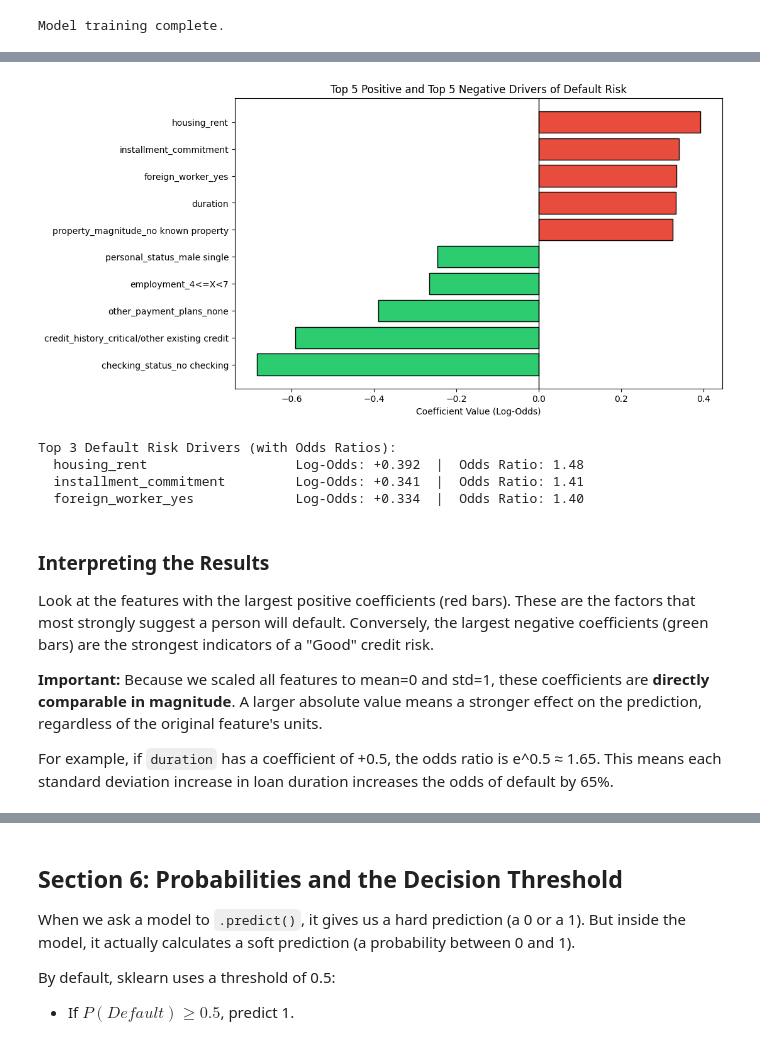
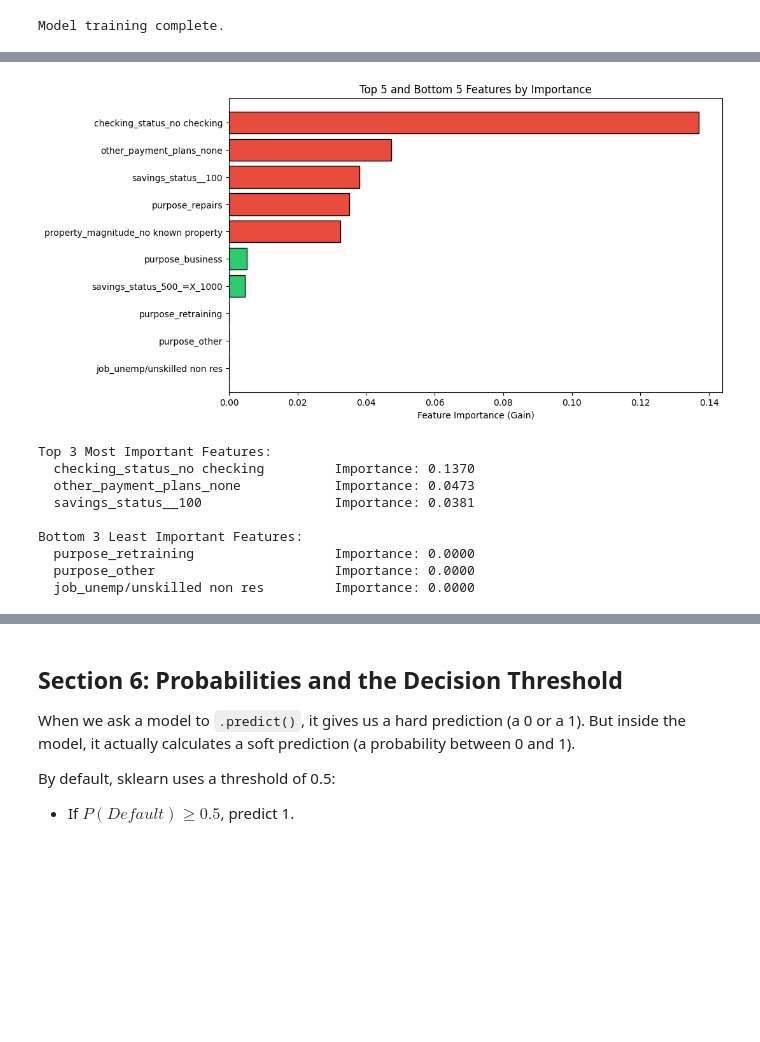
Before and after one commit to bsheese/cs377, a Jupyter notebook: 18_classification/18_1_Classification_Basics/18_1_0_Classification_Foundations.ipynb, the cells around one changed output, grey strips where cells are left out. Saved outputs shown, nothing was run; the diff lists cells and outputs as text; code cells hidden in the pictures; blank space fills up the shorter version.

```diff
--- a/18_classification/18_1_Classification_Basics/18_1_0_Classification_Foundations.ipynb
+++ b/18_classification/18_1_Classification_Basics/18_1_0_Classification_Foundations.ipynb
@@ -159,11 +161,17 @@ Because we have an imbalanced dataset (70/30), we will use the parameter `class_
 # %%
-# Instantiate and train the model
-model = LogisticRegression(
-    max_iter=1000,
+# Calculate scale_pos_weight for class imbalance
+scale_pos_weight = (y_train == 0).sum() / (y_train == 1).sum()
+
+# Instantiate and train the XGBoost model
+model = xgb.XGBClassifier(
+    n_estimators=100,
+    max_depth=4,
+    learning_rate=0.1,
+    scale_pos_weight=scale_pos_weight,
+    eval_metric='logloss',
     random_state=42,
-    class_weight='balanced'  # Compensate for imbalance
 )
-model.fit(X_train_scaled, y_train)
+model.fit(X_train, y_train)
 
 print('Model training complete.')
 # %% [output]
@@ -184,38 +195,38 @@ Log-odds are hard to interpret directly. We can convert them to **odds ratios**
 # %%
-# Extract coefficients
-coef_df = pd.DataFrame({
+# Extract feature importance
+importance_df = pd.DataFrame({
     'Feature': X_encoded.columns,
-    'Coefficient (Log-Odds)': model.coef_[0],
-    'Odds Ratio': np.exp(model.coef_[0])
-}).sort_values('Coefficient (Log-Odds)', ascending=False)
+    'Importance': model.feature_importances_
+}).sort_values('Importance', ascending=False)
 
-# Visualize the top drivers of default
+# Visualize the top and bottom features by importance
 plt.figure(figsize=(10, 6))
-top_and_bottom = pd.concat([coef_df.head(5), coef_df.tail(5)])
-colors = ['#e74c3c' if c > 0 else '#2ecc71' for c in top_and_bottom['Coefficient (Log-Odds)']]
+top_and_bottom = pd.concat([importance_df.head(5), importance_df.tail(5)])
+colors = ['#e74c3c' if imp >= importance_df['Importance'].median() else '#2ecc71' for imp in top_and_bottom['Importance']]
 
-plt.barh(top_and_bottom['Feature'], top_and_bottom['Coefficient (Log-Odds)'], color=colors, edgecolor='black')
-plt.axvline(x=0, color='black', linestyle='-', linewidth=1)
-plt.xlabel('Coefficient Value (Log-Odds)')
-plt.title('Top 5 Positive and Top 5 Negative Drivers of Default Risk')
+plt.barh(top_and_bottom['Feature'], top_and_bottom['Importance'], color=colors, edgecolor='black')
+plt.xlabel('Feature Importance (Gain)')
+plt.title('Top 5 and Bottom 5 Features by Importance')
 plt.gca().invert_yaxis()
 plt.show()
 
-# Show top 3 with odds ratios
-print("\nTop 3 Default Risk Drivers (with Odds Ratios):")
-for _, row in coef_df.head(3).iterrows():
-    print(f"  {row['Feature']:<30} Log-Odds: {row['Coefficient (Log-Odds)']:+.3f}  |  Odds Ratio: {row['Odds Ratio']:.2f}")
+# Show top 3 with importance scores
+print("\nTop 3 Most Important Features:")
+for _, row in importance_df.head(3).iterrows():
+    print(f"  {row['Feature']:<35} Importance: {row['Importance']:.4f}")
+
+# Show bottom 3
+print("\nBottom 3 Least Important Features:")
+for _, row in importance_df.tail(3).iterrows():
+    print(f"  {row['Feature']:<35} Importance: {row['Importance']:.4f}")
 # %% [output]
-[figure, old version]
+[figure, new version]
-Top 3 Default Risk Drivers (with Odds Ratios):
-  housing_rent                   Log-Odds: +0.392  |  Odds Ratio: 1.48
-  installment_commitment         Log-Odds: +0.341  |  Odds Ratio: 1.41
-  foreign_worker_yes             Log-Odds: +0.334  |  Odds Ratio: 1.40
+Top 3 Most Important Features:
+  checking_status_no checking         Importance: 0.1370
+  other_payment_plans_none            Importance: 0.0473
+  savings_status__100                 Importance: 0.0381
+
+Bottom 3 Least Important Features:
+  purpose_retraining                  Importance: 0.0000
+  purpose_other                       Importance: 0.0000
+  job_unemp/unskilled non res         Importance: 0.0000
-# %% [markdown]
-### Interpreting the Results
-
-Look at the features with the largest positive coefficients (red bars). These are the factors that most strongly suggest a person will default. Conversely, the largest negative coefficients (green bars) are the strongest indicators of a "Good" credit risk.
-
-**Important:** Because we scaled all features to mean=0 and std=1, these coefficients are **directly comparable in magnitude**. A larger absolute value means a stronger effect on the prediction, regardless of the original feature's units.
-
-For example, if `duration` has a coefficient of +0.5, the odds ratio is e^0.5 ≈ 1.65. This means each standard deviation increase in loan duration increases the odds of default by 65%.
```
Also changed, not shown: parts of 14 cells of this notebook.
